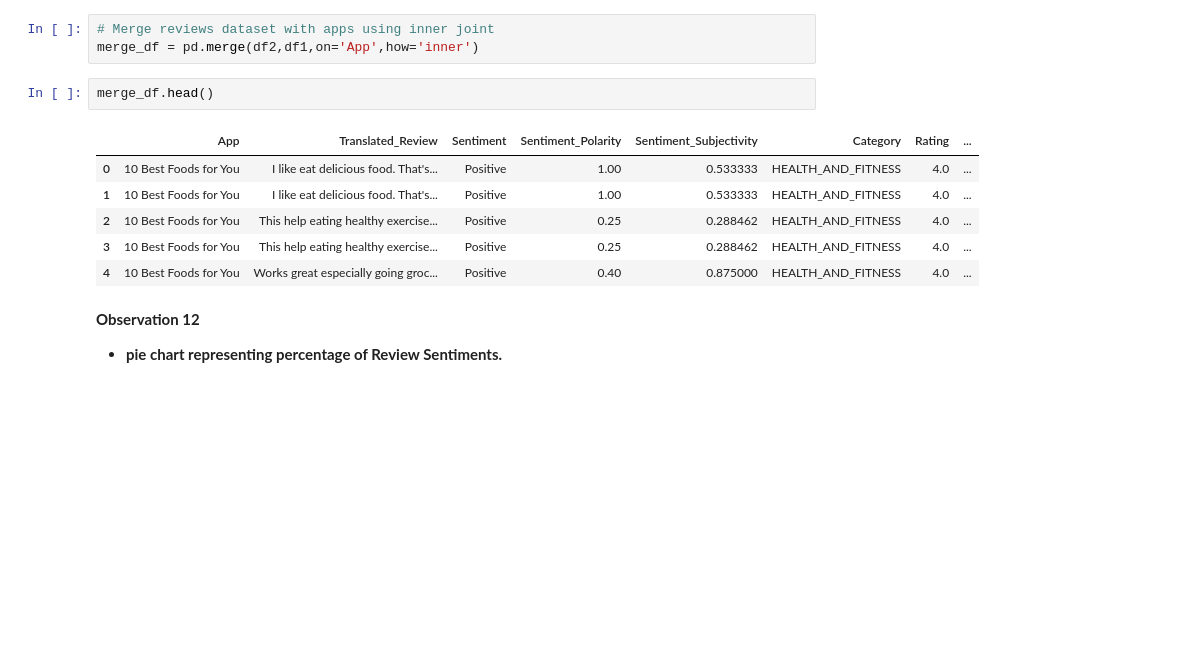
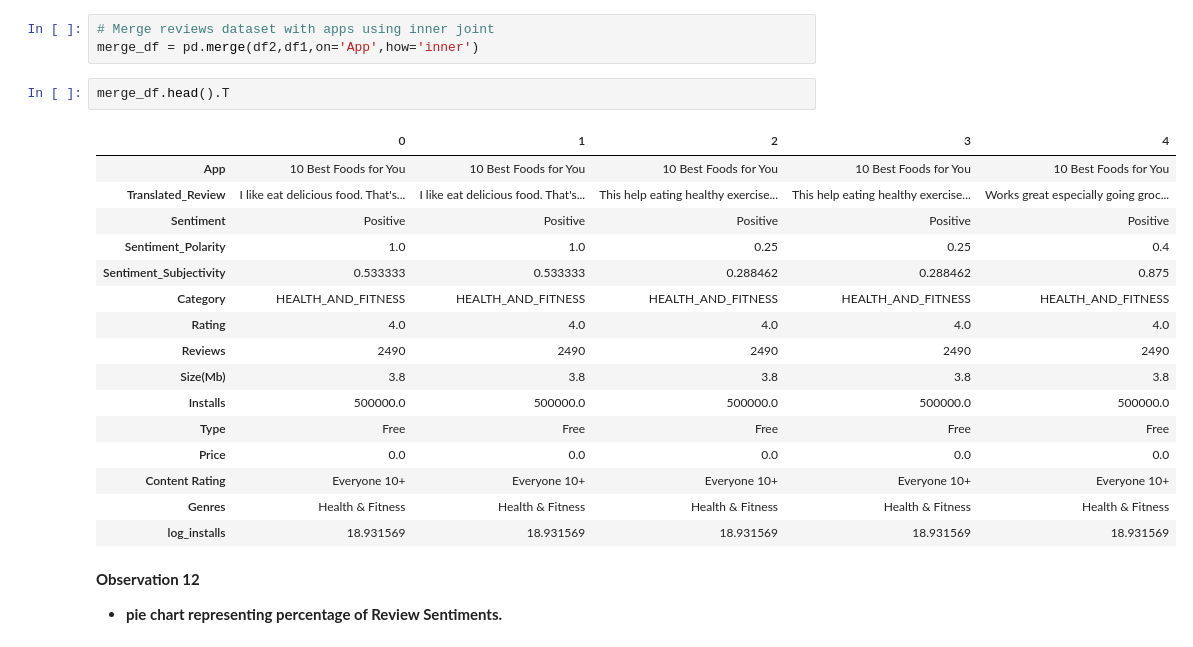
Before and after one commit to nehaa54/exploratory-data-analysis, a Jupyter notebook: Project_playstore_app_analysis_Neha_Jadhav.ipynb, the cells around one changed output. Cells and saved outputs as stored; diff of their text form; blank space fills up the shorter version.

```diff
--- a/Project_playstore_app_analysis_Neha_Jadhav.ipynb
+++ b/Project_playstore_app_analysis_Neha_Jadhav.ipynb
@@ -516,14 +519,24 @@ df2.dropna(subset=['Translated_Review','Sentiment','Sentiment_Polarity','Sentime
 # Merge reviews dataset with apps using inner joint
 merge_df = pd.merge(df2,df1,on='App',how='inner')
 # %%
-merge_df.head()
+merge_df.head().T
 # %% [output]
-|  | App | Translated_Review | Sentiment | Sentiment_Polarity | Sentiment_Subjectivity | Category | Rating | ... |
-| 0 | 10 Best Foods for You | I like eat delicious food. That's... | Positive | 1.00 | 0.533333 | HEALTH_AND_FITNESS | 4.0 | ... |
-| 1 | 10 Best Foods for You | I like eat delicious food. That's... | Positive | 1.00 | 0.533333 | HEALTH_AND_FITNESS | 4.0 | ... |
-| 2 | 10 Best Foods for You | This help eating healthy exercise... | Positive | 0.25 | 0.288462 | HEALTH_AND_FITNESS | 4.0 | ... |
-| 3 | 10 Best Foods for You | This help eating healthy exercise... | Positive | 0.25 | 0.288462 | HEALTH_AND_FITNESS | 4.0 | ... |
-| 4 | 10 Best Foods for You | Works great especially going groc... | Positive | 0.40 | 0.875000 | HEALTH_AND_FITNESS | 4.0 | ... |
+|  | 0 | 1 | 2 | 3 | 4 |
+| App | 10 Best Foods for You | 10 Best Foods for You | 10 Best Foods for You | 10 Best Foods for You | 10 Best Foods for You |
+| Translated_Review | I like eat delicious food. That's... | I like eat delicious food. That's... | This help eating healthy exercise... | This help eating healthy exercise... | Works great especially going groc... |
+| Sentiment | Positive | Positive | Positive | Positive | Positive |
+| Sentiment_Polarity | 1.0 | 1.0 | 0.25 | 0.25 | 0.4 |
+| Sentiment_Subjectivity | 0.533333 | 0.533333 | 0.288462 | 0.288462 | 0.875 |
+| Category | HEALTH_AND_FITNESS | HEALTH_AND_FITNESS | HEALTH_AND_FITNESS | HEALTH_AND_FITNESS | HEALTH_AND_FITNESS |
+| Rating | 4.0 | 4.0 | 4.0 | 4.0 | 4.0 |
+| Reviews | 2490 | 2490 | 2490 | 2490 | 2490 |
+| Size(Mb) | 3.8 | 3.8 | 3.8 | 3.8 | 3.8 |
+| Installs | 500000.0 | 500000.0 | 500000.0 | 500000.0 | 500000.0 |
+| Type | Free | Free | Free | Free | Free |
+| Price | 0.0 | 0.0 | 0.0 | 0.0 | 0.0 |
+| Content Rating | Everyone 10+ | Everyone 10+ | Everyone 10+ | Everyone 10+ | Everyone 10+ |
+| Genres | Health & Fitness | Health & Fitness | Health & Fitness | Health & Fitness | Health & Fitness |
+| log_installs | 18.931569 | 18.931569 | 18.931569 | 18.931569 | 18.931569 |
 # %% [markdown]
 **Observation 12**
 * **pie chart representing percentage of Review Sentiments.**
```
Also changed, not shown: parts of 3 cells of this notebook.
